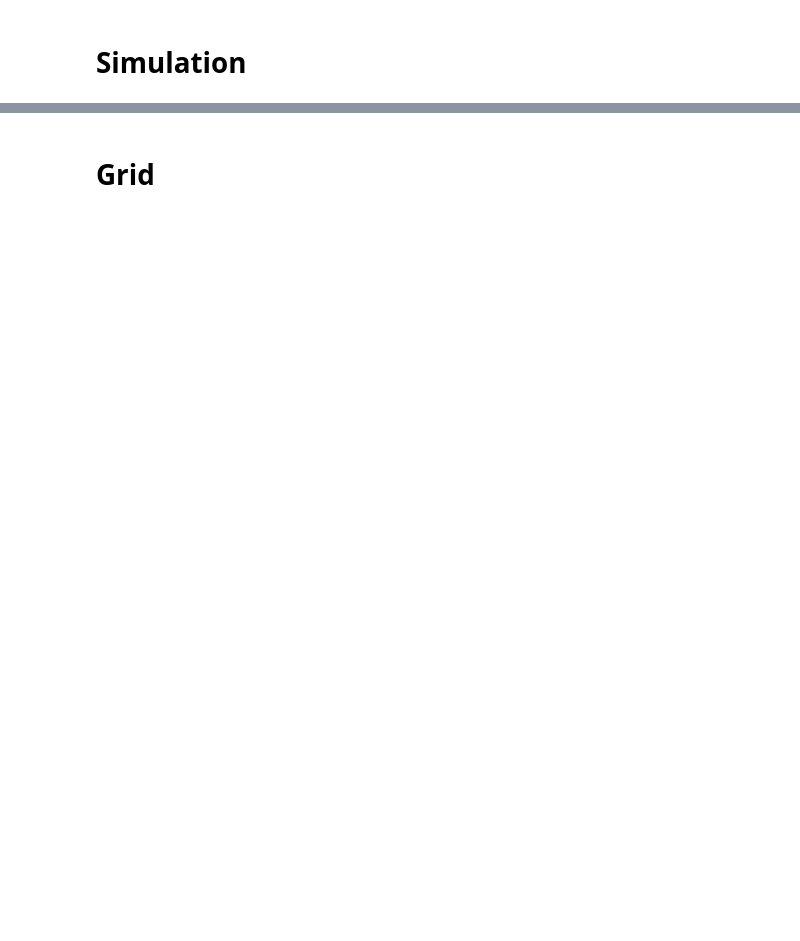
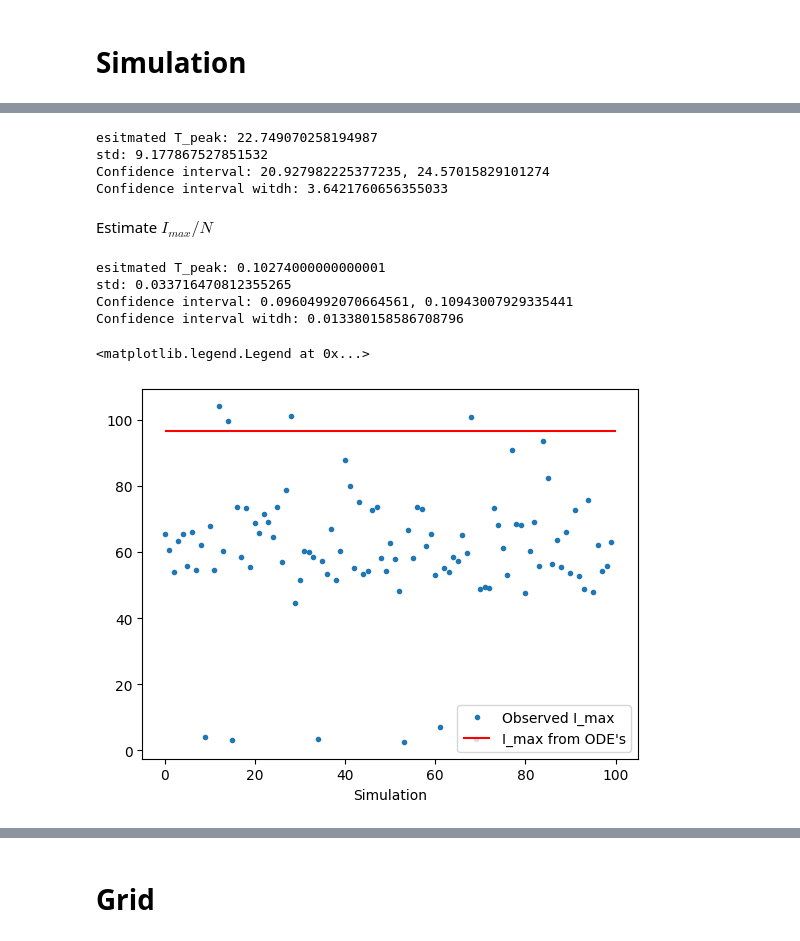
Before and after one commit to s224399/Stoc_sim_2k26, a Jupyter notebook: Project_2/Project_2_sir_Marius.ipynb, the cells around one changed output, grey strips where cells are left out. Cells and saved outputs as stored; diff of their text form; code cells hidden in the pictures; blank space fills up the shorter version.

```diff
--- a/Project_2/Project_2_sir_Marius.ipynb
+++ b/Project_2/Project_2_sir_Marius.ipynb
@@ -110,0 +131,11 @@ plt.legend()
+# %%
+SS = []
+II = []
+RR = []
+TT = []
+for i in range(100):
+    S,I,R,N,T = simple_sir(0.5, 0.3, seed=i)
+    SS.append(S)
+    II.append(I)
+    RR.append(R)
+    TT.append(T)
@@ -110,0 +174,68 @@ plt.legend()
+# %%
+T_PEAK = np.empty(100)
+for i in range(100):
+    series = II[i]
+    idx = np.argmax(series)
+    T_PEAK[i] = TT[i][idx]
+
+# Confidence interval
+n = 100
+alpha = 0.05
+s = np.std(T_PEAK, ddof=1)
+x_bar = np.mean(T_PEAK)
+se = s/np.sqrt(n)
+t_crit = ss.t.ppf(1 - alpha/2,df=n-1)
+
+
+ci_lower = x_bar - t_crit * se
+ci_upper = x_bar + t_crit * se
+
+print(f"esitmated T_peak: {x_bar}")
+print(f"std: {s}")
+print(f"Confidence interval: {ci_lower}, {ci_upper}")
+print(f"Confidence interval witdh: {ci_upper-ci_lower}")
+# %% [output]
+esitmated T_peak: 22.749070258194987
+std: 9.177867527851532
+Confidence interval: 20.927982225377235, 24.57015829101274
+Confidence interval witdh: 3.6421760656355033
+# %% [markdown]
+Estimate $I_{max}/N$
+# %%
+I_MAX = np.empty(100)
+for i in range(100):
+    series = II[i]
+    I_MAX[i] = np.max(series)
+P_MAX = np.array(I_MAX) / 1000
+
+# Confidence interval
+n = 100
+alpha = 0.05
+s = np.std(P_MAX, ddof=1)
+x_bar = np.mean(P_MAX)
+se = s/np.sqrt(n)
+t_crit = ss.t.ppf(1 - alpha/2,df=n-1)
+
+
+ci_lower = x_bar - t_crit * se
+ci_upper = x_bar + t_crit * se
+
+
+
+print(f"esitmated T_peak: {x_bar}")
+print(f"std: {s}")
+print(f"Confidence interval: {ci_lower}, {ci_upper}")
+print(f"Confidence interval witdh: {ci_upper-ci_lower}")
+# %% [output]
+esitmated T_peak: 0.10274000000000001
+std: 0.033716470812355265
+Confidence interval: 0.09604992070664561, 0.10943007929335441
+Confidence interval witdh: 0.013380158586708796
+# %%
+plt.plot(T_MAX, ".", label="Observed I_max")
+plt.hlines(96.517,0,100, color="red", label="I_max from ODE's")
+plt.xlabel("Simulation")
+plt.legend()
+# %% [output]
+<matplotlib.legend.Legend at 0x...>
+[figure, added]
```
Also changed, not shown: parts of 25 cells of this notebook.
